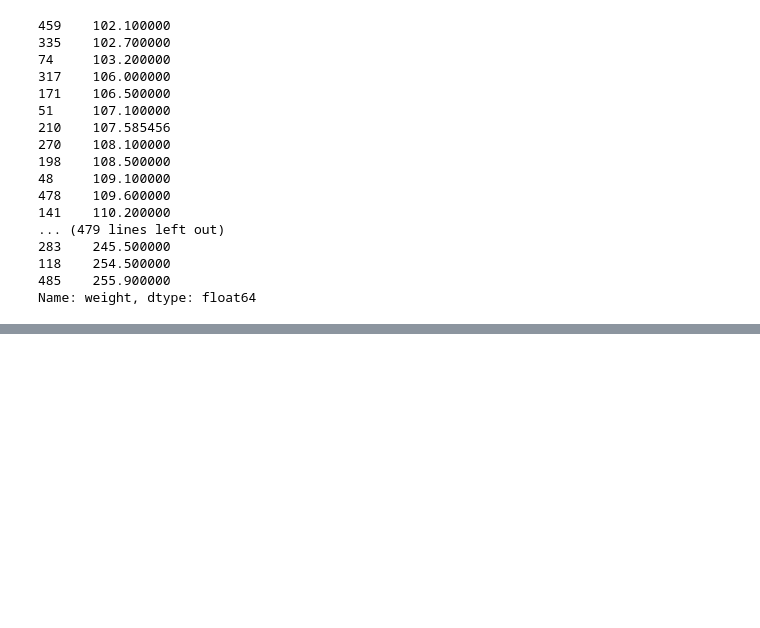
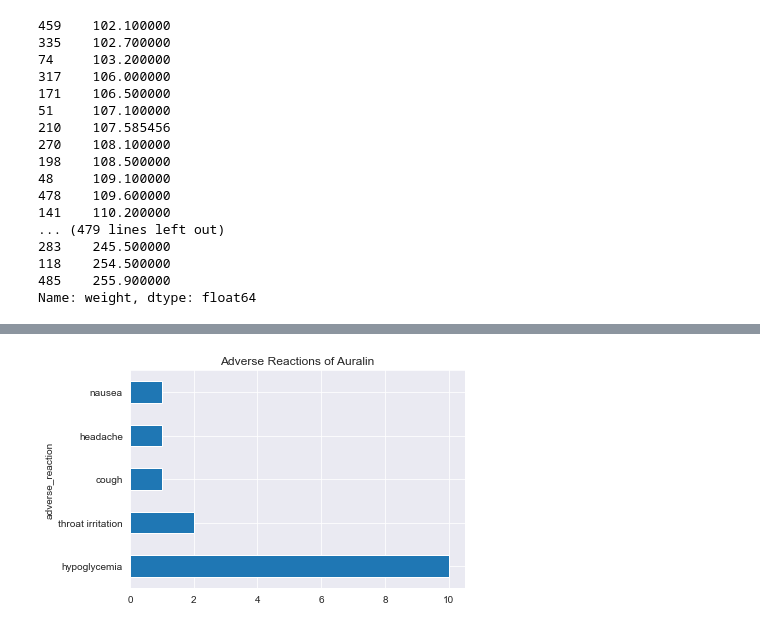
Before and after one commit to Py-pharm/Clinical-Trial-Data-Analysis, a Jupyter notebook: Clinical Trial Data Analysis.ipynb, the cells around one changed output, grey strips where cells are left out. Drawn from its saved outputs; the diff is of its cells as text; code cells hidden in the pictures; blank space fills up the shorter version.

```diff
--- a/Clinical Trial Data Analysis.ipynb
+++ b/Clinical Trial Data Analysis.ipynb
@@ -886,0 +906,4 @@ Name: weight, dtype: float64
+# %%
+# Using the pandas groupby object
+after_adverse_reactions = treatments_clean.groupby("treatment")["adverse_reaction"].value_counts()
+after_adverse_reactions
@@ -886,0 +923,8 @@ Name: weight, dtype: float64
+# %%
+sb.set_style("darkgrid")
+sb.color_palette()
+
+after_adverse_reactions.auralin.plot(kind = 'barh', title = "Adverse Reactions of Auralin", color = sb.color_palette()[0]);
+plt.savefig("Adverse Reactions of Auralin.png", dpi = 100, bbox_inches = 'tight' )
+# %% [output]
+[figure, added]
```
Also changed, not shown: parts of 19 cells of this notebook, 5 other files.
